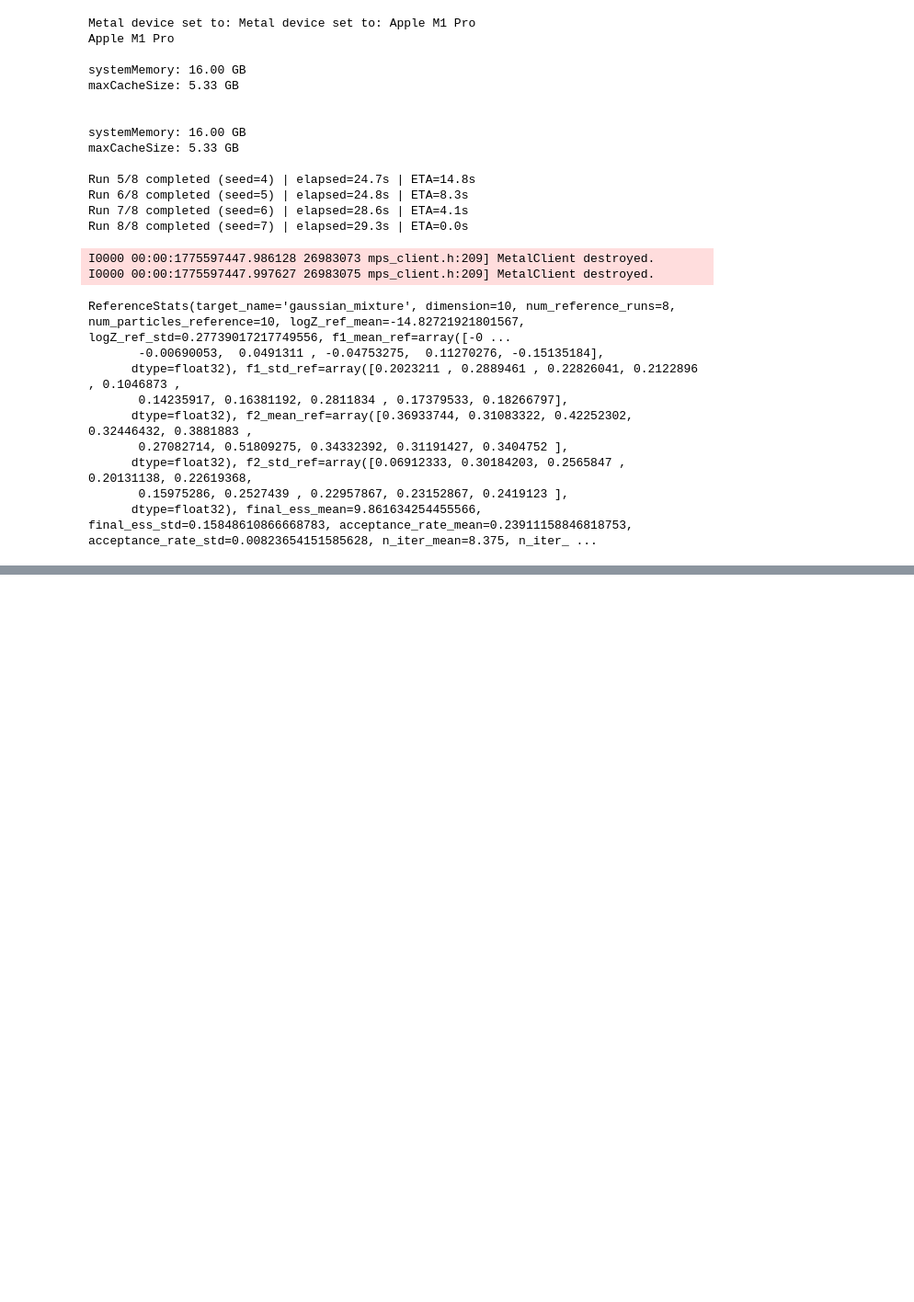
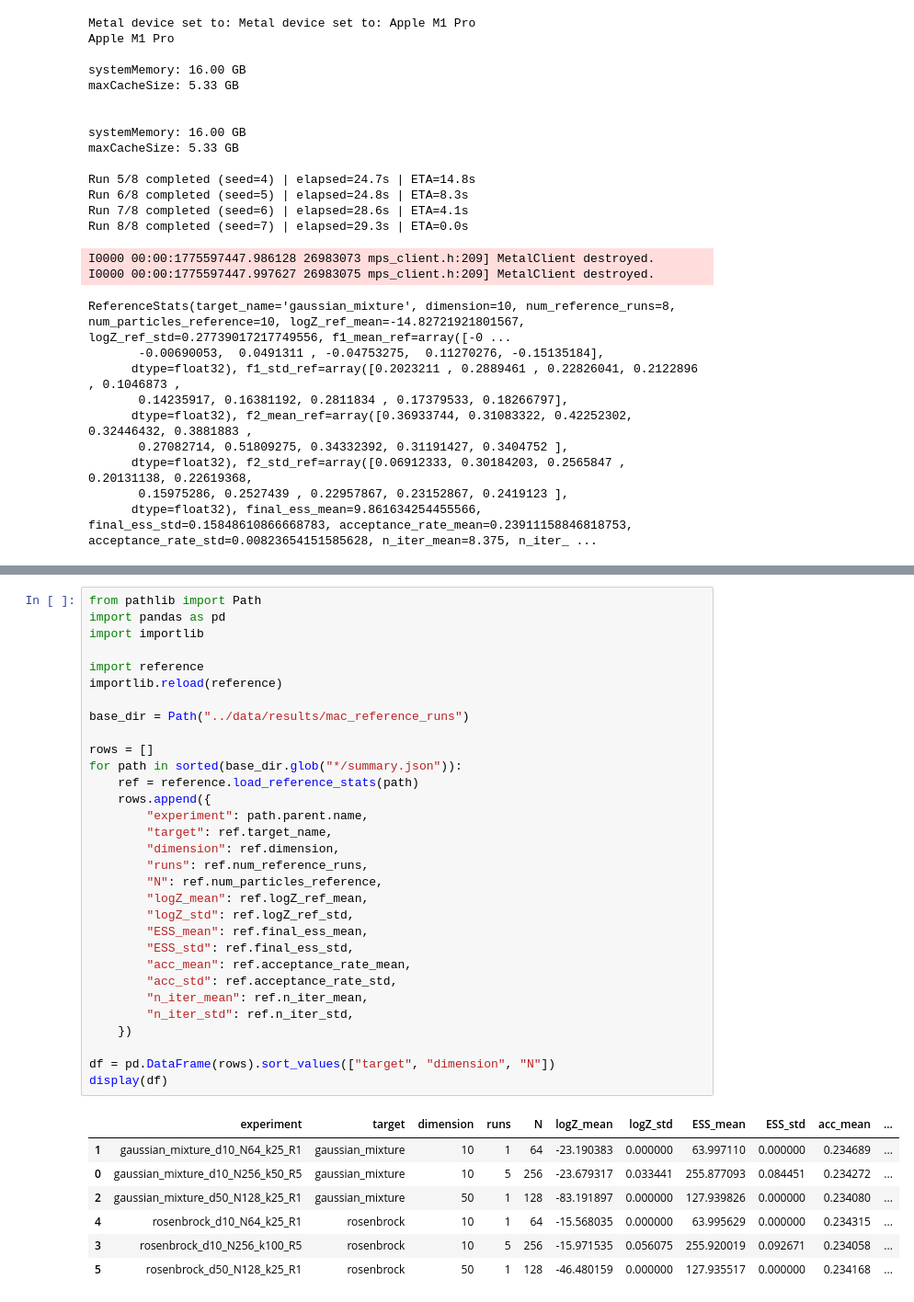
Before and after one commit to MaksKoncilja/ps-kernel-evaluation, a Jupyter notebook: code/PS.ipynb, the cells around one changed output, grey strips where cells are left out. Shown at 92% size. Saved outputs shown, nothing was run; the diff lists cells and outputs as text; blank space fills up the shorter version.

```diff
--- a/code/PS.ipynb
+++ b/code/PS.ipynb
@@ -570,0 +1624,39 @@ NUTS acceptance path: [0.95802742 0.98905438 0.9915821  0.99540871 0.99813789 0.
+# %%
+from pathlib import Path
+import pandas as pd
+import importlib
+
+import reference
+importlib.reload(reference)
+
+base_dir = Path("../data/results/mac_reference_runs")
+
+rows = []
+for path in sorted(base_dir.glob("*/summary.json")):
+    ref = reference.load_reference_stats(path)
+    rows.append({
+        "experiment": path.parent.name,
+        "target": ref.target_name,
+        "dimension": ref.dimension,
+        "runs": ref.num_reference_runs,
+        "N": ref.num_particles_reference,
+        "logZ_mean": ref.logZ_ref_mean,
+        "logZ_std": ref.logZ_ref_std,
+        "ESS_mean": ref.final_ess_mean,
+        "ESS_std": ref.final_ess_std,
+        "acc_mean": ref.acceptance_rate_mean,
+        "acc_std": ref.acceptance_rate_std,
+        "n_iter_mean": ref.n_iter_mean,
+        "n_iter_std": ref.n_iter_std,
+    })
+
+df = pd.DataFrame(rows).sort_values(["target", "dimension", "N"])
+display(df)
+# %% [output]
+|  | experiment | target | dimension | runs | N | logZ_mean | logZ_std | ESS_mean | ESS_std | acc_mean | ... |
+| 1 | gaussian_mixture_d10_N64_k25_R1 | gaussian_mixture | 10 | 1 | 64 | -23.190383 | 0.000000 | 63.997110 | 0.000000 | 0.234689 | ... |
+| 0 | gaussian_mixture_d10_N256_k50_R5 | gaussian_mixture | 10 | 5 | 256 | -23.679317 | 0.033441 | 255.877093 | 0.084451 | 0.234272 | ... |
+| 2 | gaussian_mixture_d50_N128_k25_R1 | gaussian_mixture | 50 | 1 | 128 | -83.191897 | 0.000000 | 127.939826 | 0.000000 | 0.234080 | ... |
+| 4 | rosenbrock_d10_N64_k25_R1 | rosenbrock | 10 | 1 | 64 | -15.568035 | 0.000000 | 63.995629 | 0.000000 | 0.234315 | ... |
+| 3 | rosenbrock_d10_N256_k100_R5 | rosenbrock | 10 | 5 | 256 | -15.971535 | 0.056075 | 255.920019 | 0.092671 | 0.234058 | ... |
+| 5 | rosenbrock_d50_N128_k25_R1 | rosenbrock | 50 | 1 | 128 | -46.480159 | 0.000000 | 127.935517 | 0.000000 | 0.234168 | ... |
```
Also changed, not shown: parts of 23 cells of this notebook.
